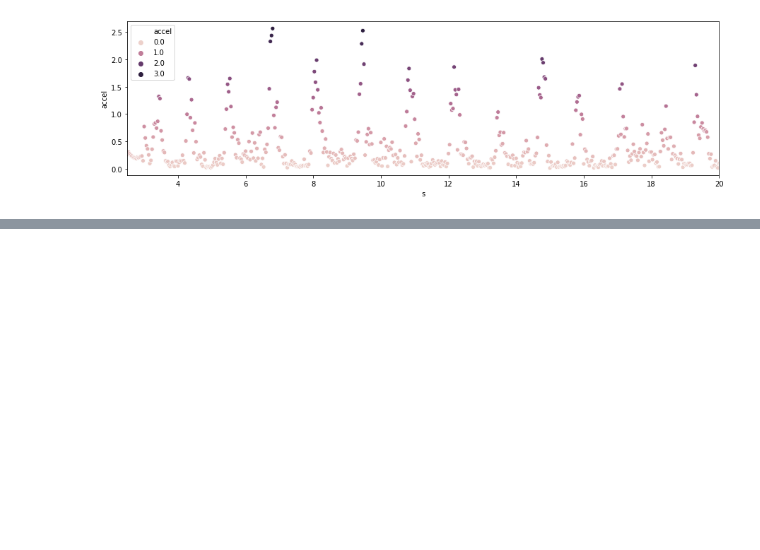
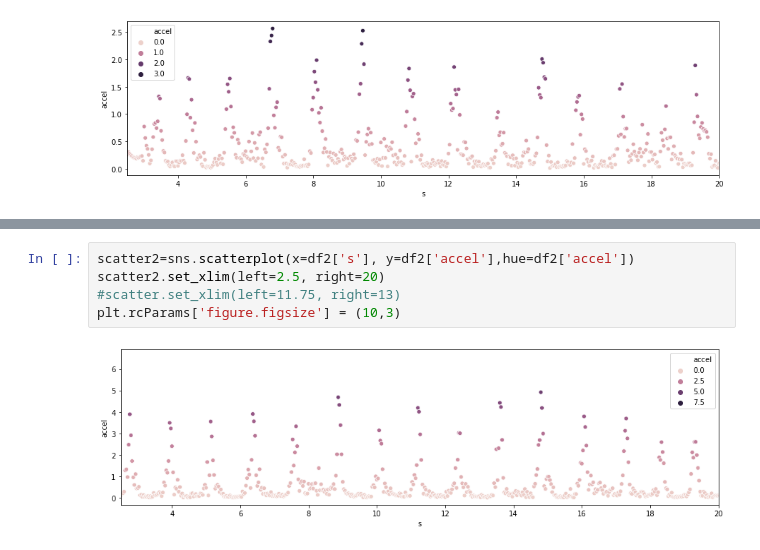
Before and after one commit to markdavidjohnson/trampoline_acceleration, a Jupyter notebook: fiber_glass_springs_accelerations_visualization.ipynb, the cells around one changed output, grey strips where cells are left out. Cells and saved outputs as stored; diff of their text form; blank space fills up the shorter version.

```diff
--- a/fiber_glass_springs_accelerations_visualization.ipynb
+++ b/fiber_glass_springs_accelerations_visualization.ipynb
@@ -28,0 +60,7 @@ plt.rcParams['figure.figsize'] = (10,3)
+# %%
+scatter2=sns.scatterplot(x=df2['s'], y=df2['accel'],hue=df2['accel'])
+scatter2.set_xlim(left=2.5, right=20)
+#scatter.set_xlim(left=11.75, right=13)
+plt.rcParams['figure.figsize'] = (10,3)
+# %% [output]
+[figure, added]
```
Also changed, not shown: parts of 6 cells of this notebook.
